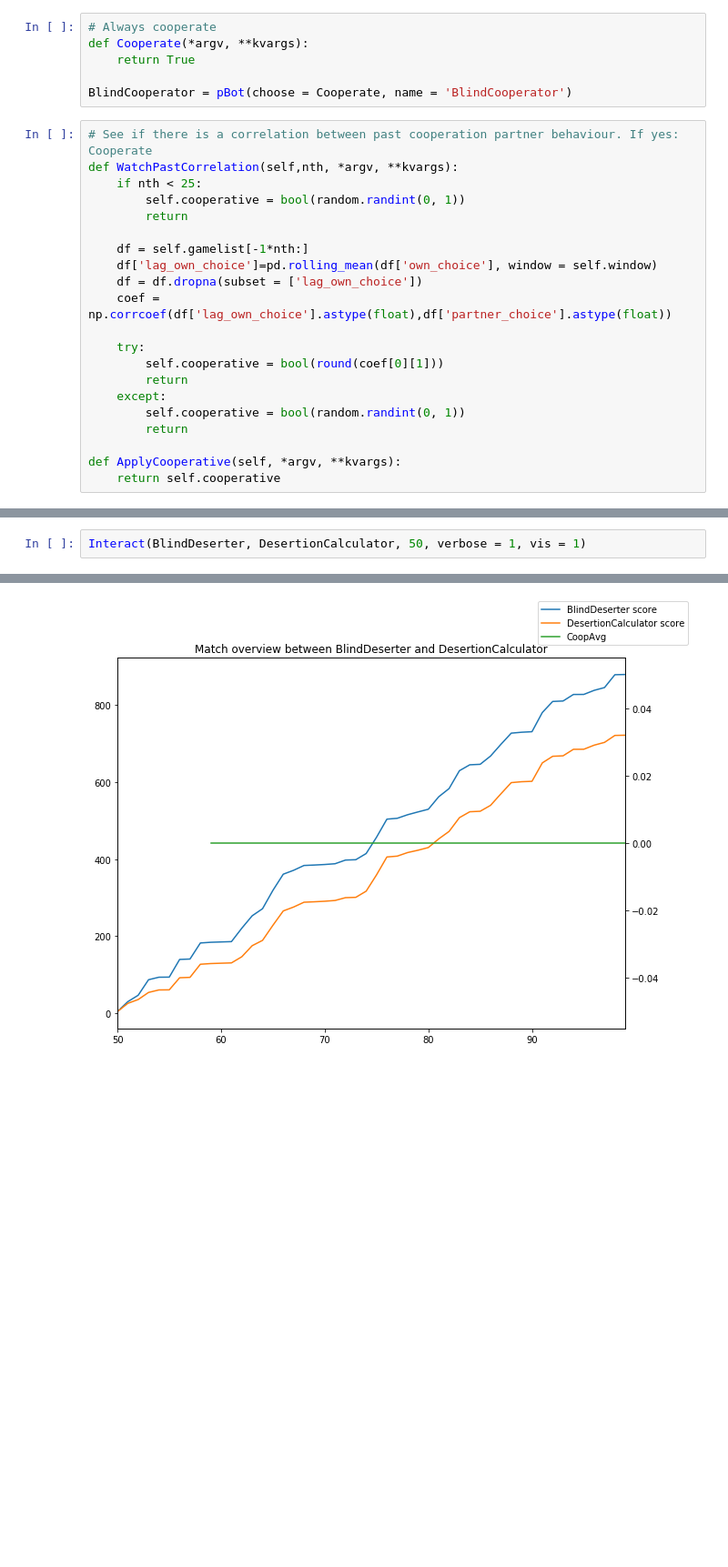
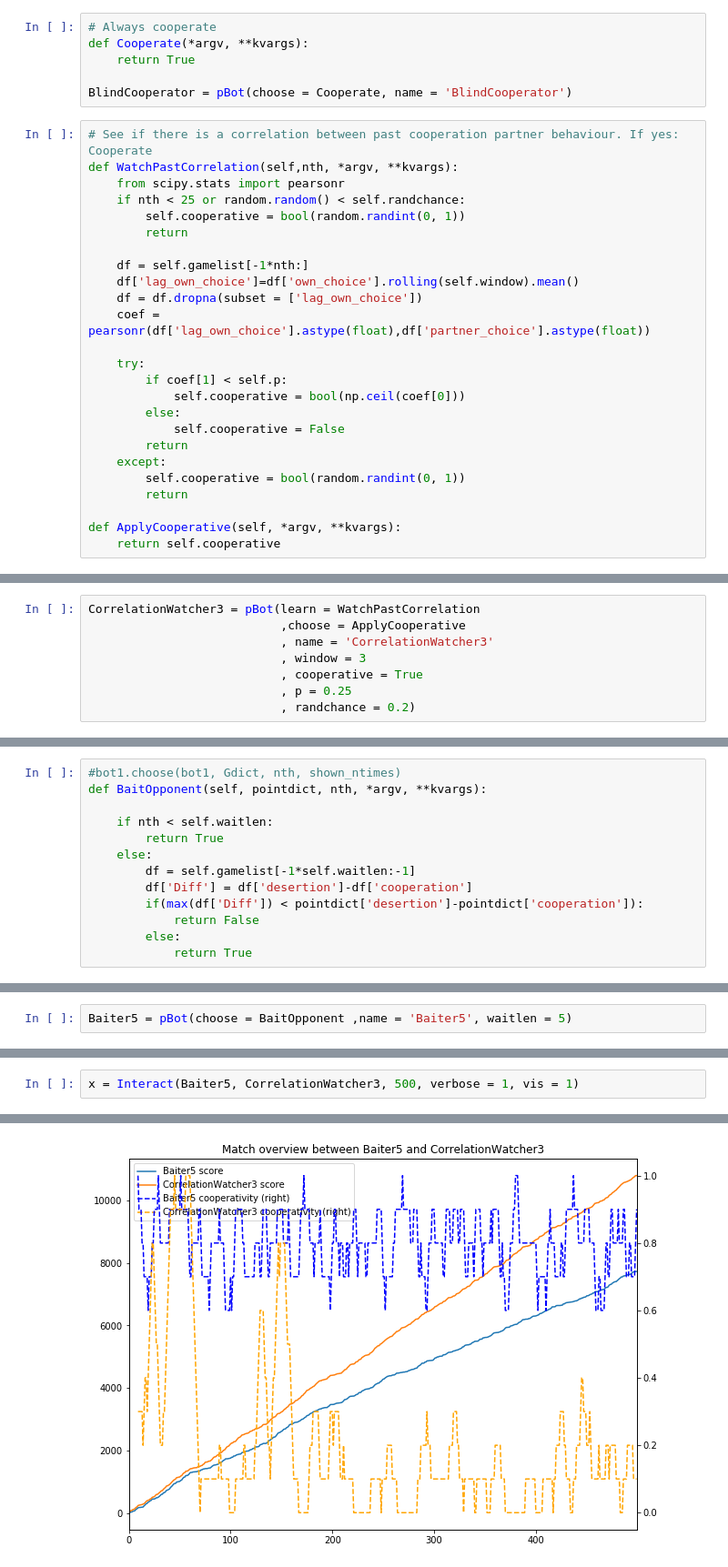
Before and after one commit to MUBTAAB/PrisonerFrameWork, a Jupyter notebook: PrisonerFramework.ipynb, the cells around one changed output, grey strips where cells are left out. Shown at 91% size. Saved outputs shown, nothing was run; the diff lists cells and outputs as text; blank space fills up the shorter version.

```diff
--- a/PrisonerFramework.ipynb
+++ b/PrisonerFramework.ipynb
@@ -222,17 +243,21 @@ BlindCooperator = pBot(choose = Cooperate, name = 'BlindCooperator')
 # %%
 # See if there is a correlation between past cooperation partner behaviour. If yes: Cooperate
 def WatchPastCorrelation(self,nth, *argv, **kvargs):
-    if nth < 25:
+    from scipy.stats import pearsonr
+    if nth < 25 or random.random() < self.randchance:
         self.cooperative = bool(random.randint(0, 1))
         return
 
     df = self.gamelist[-1*nth:]
-    df['lag_own_choice']=pd.rolling_mean(df['own_choice'], window = self.window)
+    df['lag_own_choice']=df['own_choice'].rolling(self.window).mean()
     df = df.dropna(subset = ['lag_own_choice'])
-    coef = np.corrcoef(df['lag_own_choice'].astype(float),df['partner_choice'].astype(float))
+    coef = pearsonr(df['lag_own_choice'].astype(float),df['partner_choice'].astype(float))
 
     try:
-        self.cooperative = bool(round(coef[0][1]))
+        if coef[1] < self.p:
+            self.cooperative = bool(np.ceil(coef[0]))
+        else:
+            self.cooperative = False
         return
     except:
         self.cooperative = bool(random.randint(0, 1))
@@ -255 +284,9 @@ CorrelationWatcher2 = pBot(learn = WatchPastCorrelation
+# %%
+CorrelationWatcher3 = pBot(learn = WatchPastCorrelation
+                           ,choose = ApplyCooperative
+                           , name = 'CorrelationWatcher3'
+                           , window = 3
+                           , cooperative = True
+                           , p = 0.25
+                           , randchance = 0.2)
 # %%
@@ -272,0 +324,13 @@ CorrelationWatcher10 = pBot(learn = WatchPastCorrelation
+# %%
+#bot1.choose(bot1, Gdict, nth, shown_ntimes)
+def BaitOpponent(self, pointdict, nth, *argv, **kvargs):
+
+    if nth < self.waitlen:
+        return True
+    else:
+        df = self.gamelist[-1*self.waitlen:-1]
+        df['Diff'] = df['desertion']-df['cooperation']
+        if(max(df['Diff']) < pointdict['desertion']-pointdict['cooperation']):
+            return False
+        else:
+            return True
@@ -272,0 +339,2 @@ CorrelationWatcher10 = pBot(learn = WatchPastCorrelation
+# %%
+Baiter5 = pBot(choose = BaitOpponent ,name = 'Baiter5', waitlen = 5)
@@ -312,3 +513,3 @@ BlindCooperator cooperativity: 1.0
 # %%
-Interact(BlindDeserter, DesertionCalculator, 50, verbose = 1, vis = 1)
+x = Interact(Baiter5, CorrelationWatcher3, 500, verbose = 1, vis = 1)
 # %% [output]
@@ -320 +531 @@ DesertionCalculator cooperativity: 0.48
-[figure, old version]
+[figure, new version]
```
Also changed, not shown: parts of 27 cells of this notebook.
